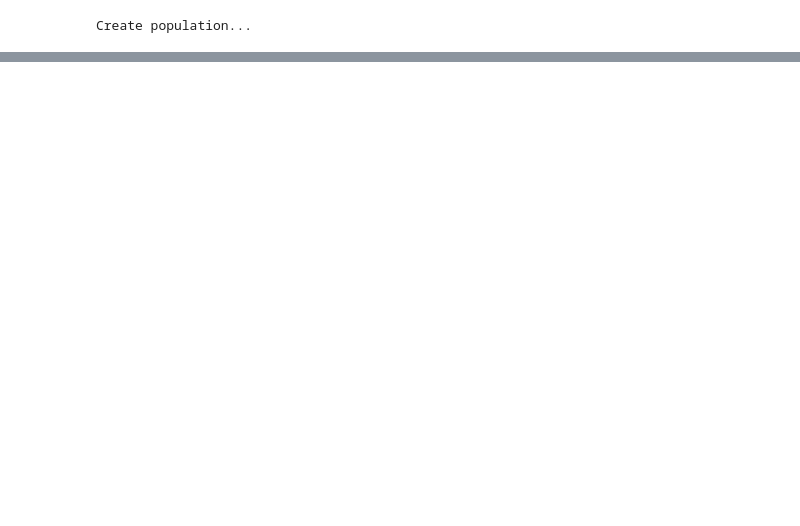
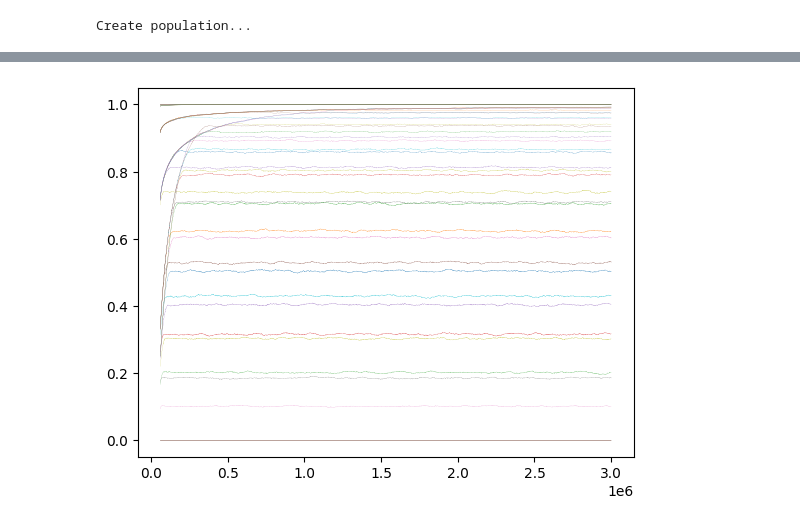
Before and after one commit to jursonovicst/cachesim, a Jupyter notebook: implementations/analysis.ipynb, the cells around one changed output, grey strips where cells are left out. Saved outputs shown, nothing was run; the diff lists cells and outputs as text; code cells hidden in the pictures; blank space fills up the shorter version.

```diff
--- a/implementations/analysis.ipynb
+++ b/implementations/analysis.ipynb
@@ -42 +54,26 @@ CHR: 95.63% (expected: 97.26%)
 Bytes sent: 1000000 B
+# %%
+df = pd.DataFrame(columns=['cbase', 's', 'sizer', 'chr'])
+
+count = 3000000  # number oc lient requests
+cbase = count // 30  # number of contents
+
+for totalsize in np.arange(0, cbase, cbase // 10, dtype=int):
+    for s in [0.1, 0.5, 1, 1.3, 2, 3]:
+        HNs = hns(cbase, s)
+        reader = PopulationReader(count, cbase, weights=[k ** -s / HNs for k in range(1, cbase + 1)])
+        cache = MyCache(totalsize=totalsize, desc=f"{totalsize}/{s}")
+        req, age = zip(*list(cache.map(reader)))
+
+        #        hit = sum(map(lambda r: r.status == Status.HIT, req_stable))
+        rwin = len(req) // 50
+        hits = pd.Series(list(map(lambda r: 1/rwin if r.status == Status.HIT else 0, req)))
+        rhits = hits.rolling(rwin).sum()
+        rhits.plot(label=f"{totalsize}/{s}", lw=0.1)
+
+        df.loc[len(df)] = [cbase, s, totalsize / cbase, rhits[len(rhits)-1]]
+
+df.set_index(['cbase', 's', 'sizer'], inplace=True)
+plt.show()
+# %% [output]
+[figure, added]
```
Also changed, not shown: parts of 7 cells of this notebook, 2 other files.
